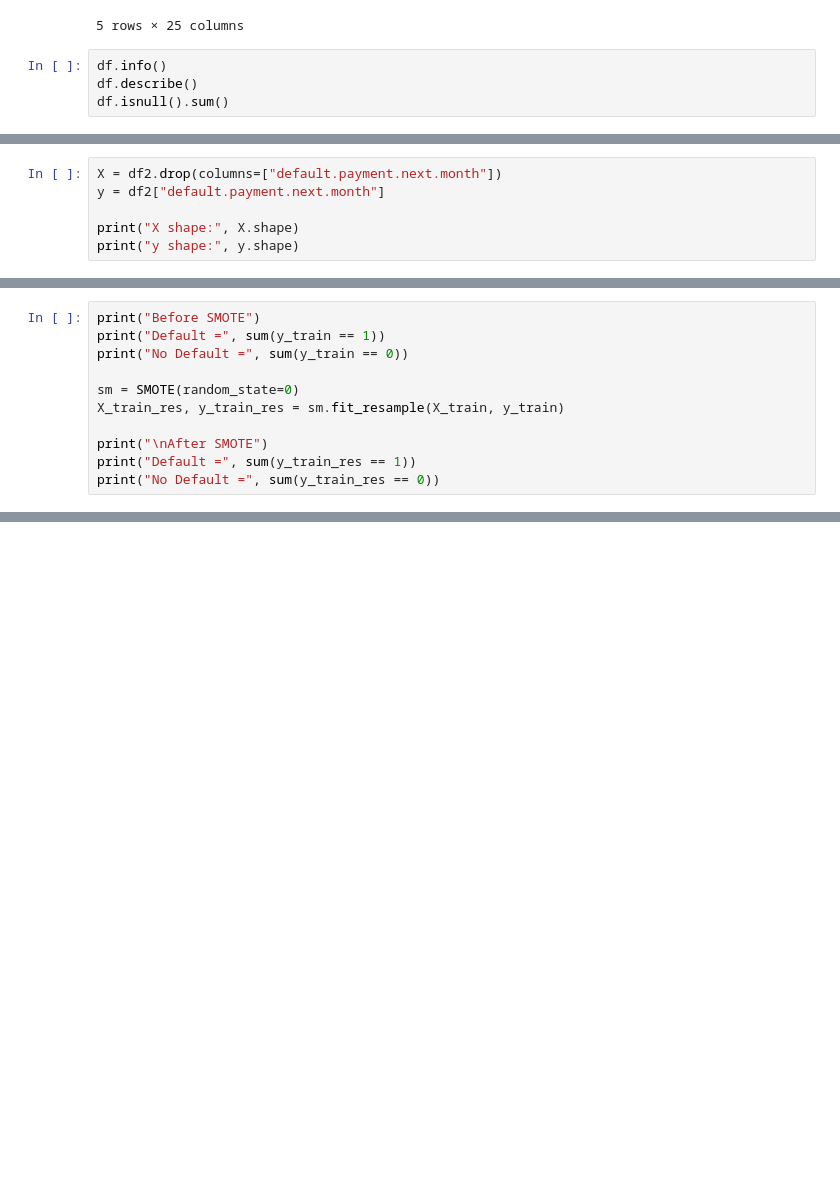
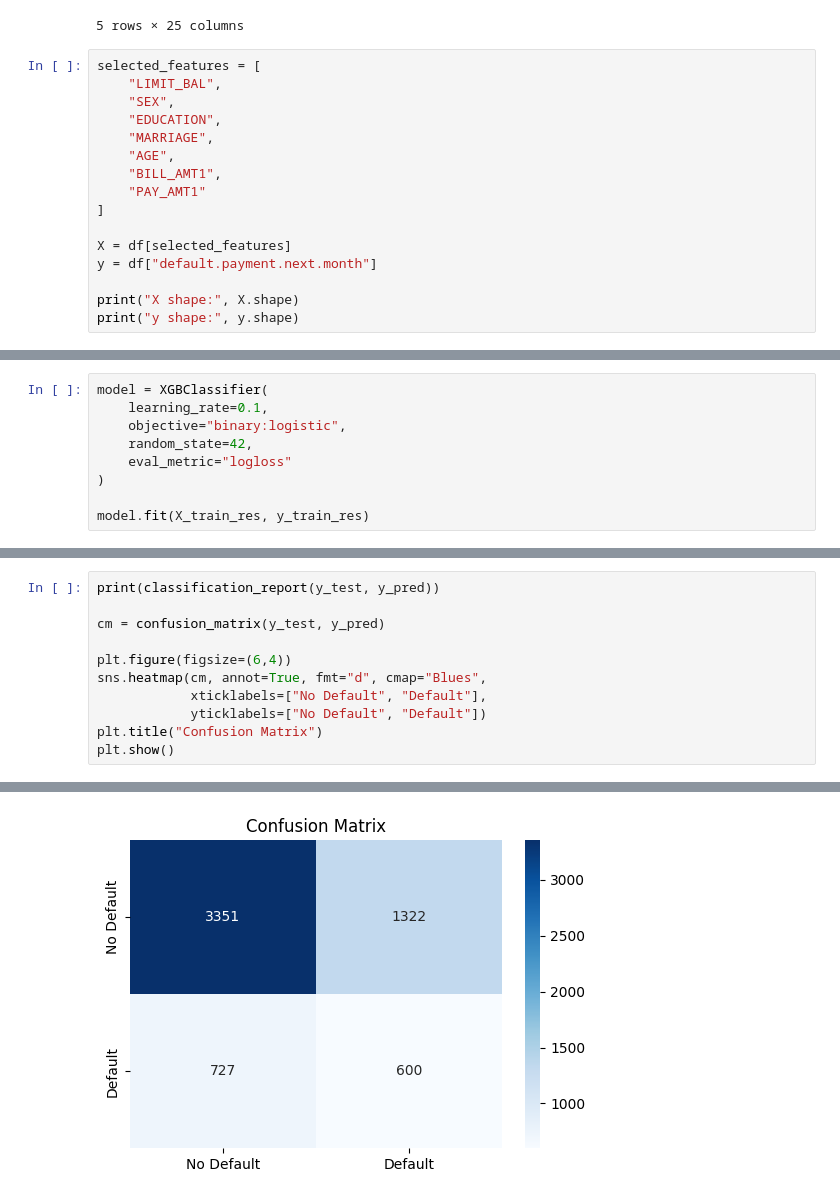
Before and after one commit to MuhammadTaufikRahmatulloh/XGBOOST, a Jupyter notebook: XGboost.ipynb, the cells around one changed output, grey strips where cells are left out. Saved outputs shown, nothing was run; the diff lists cells and outputs as text; blank space fills up the shorter version.

Commit message:
Update Streamlit model and app with 7 selected features

```diff
--- a/XGboost.ipynb
+++ b/XGboost.ipynb
@@ -31,7 +32,19 @@ df.head()
 | 4 | 5 | 50000.0 | 1 | 2 | 1 | 57 | -1 | 0 | -1 | 0 | ... |
 5 rows × 25 columns
 # %%
-df.info()
-df.describe()
-df.isnull().sum()
+selected_features = [
+    "LIMIT_BAL",
+    "SEX",
+    "EDUCATION",
+    "MARRIAGE",
+    "AGE",
+    "BILL_AMT1",
+    "PAY_AMT1"
+]
+
+X = df[selected_features]
+y = df["default.payment.next.month"]
+
+print("X shape:", X.shape)
+print("y shape:", y.shape)
 # %% [output]
@@ -80,7 +79,10 @@ df2 = df.drop(columns=["ID"])
 # %%
-X = df2.drop(columns=["default.payment.next.month"])
-y = df2["default.payment.next.month"]
+model = XGBClassifier(
+    learning_rate=0.1,
+    objective="binary:logistic",
+    random_state=42,
+    eval_metric="logloss"
+)
 
-print("X shape:", X.shape)
-print("y shape:", y.shape)
+model.fit(X_train_res, y_train_res)
 # %% [output]
@@ -102,12 +116,12 @@ Test : (6000, 23)
 # %%
-print("Before SMOTE")
-print("Default =", sum(y_train == 1))
-print("No Default =", sum(y_train == 0))
+print(classification_report(y_test, y_pred))
 
-sm = SMOTE(random_state=0)
-X_train_res, y_train_res = sm.fit_resample(X_train, y_train)
+cm = confusion_matrix(y_test, y_pred)
 
-print("\nAfter SMOTE")
-print("Default =", sum(y_train_res == 1))
-print("No Default =", sum(y_train_res == 0))
+plt.figure(figsize=(6,4))
+sns.heatmap(cm, annot=True, fmt="d", cmap="Blues",
+            xticklabels=["No Default", "Default"],
+            yticklabels=["No Default", "Default"])
+plt.title("Confusion Matrix")
+plt.show()
 # %% [output]
@@ -121 +136,2 @@ No Default = 18691
+[figure, added]
 # %%
```
Also changed, not shown: parts of 16 cells of this notebook, 2 other files.
